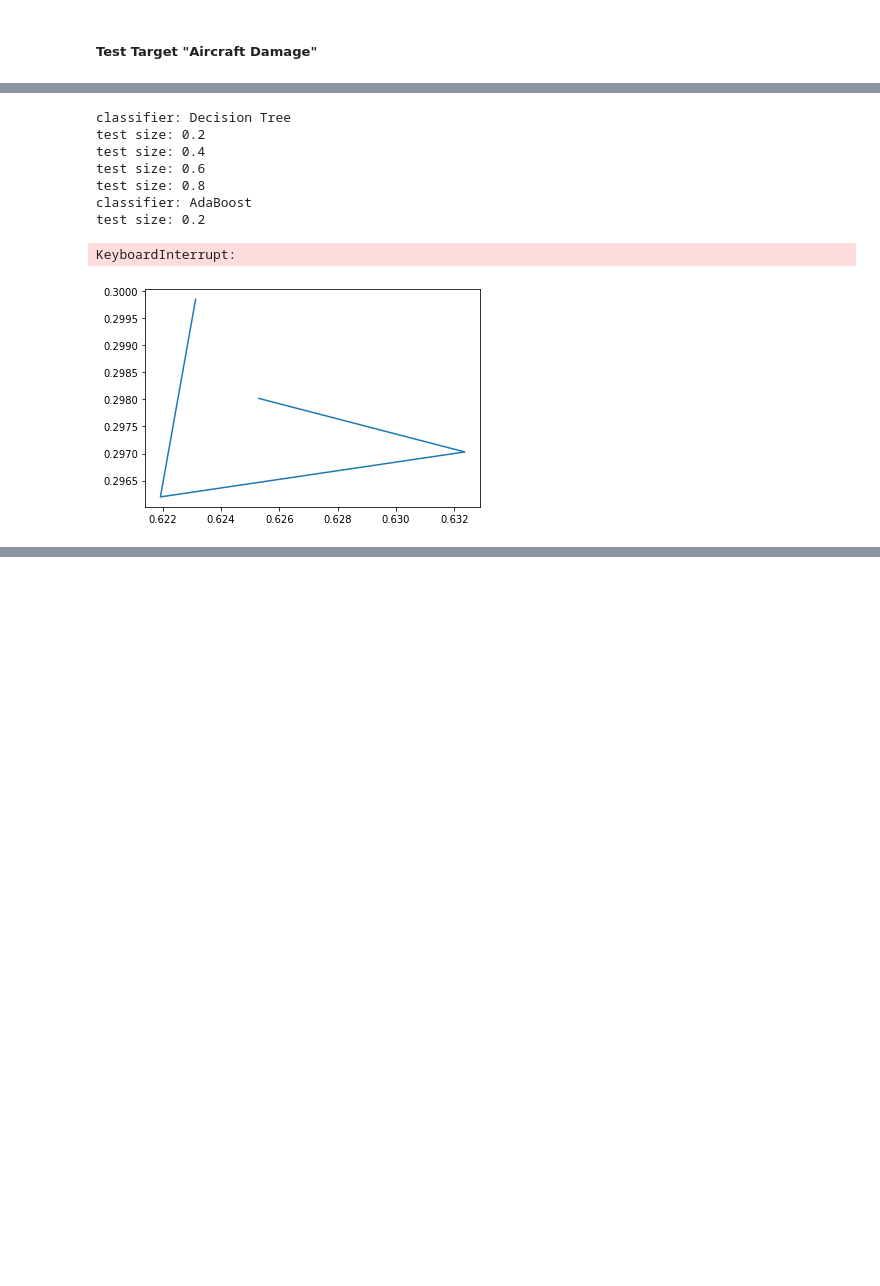
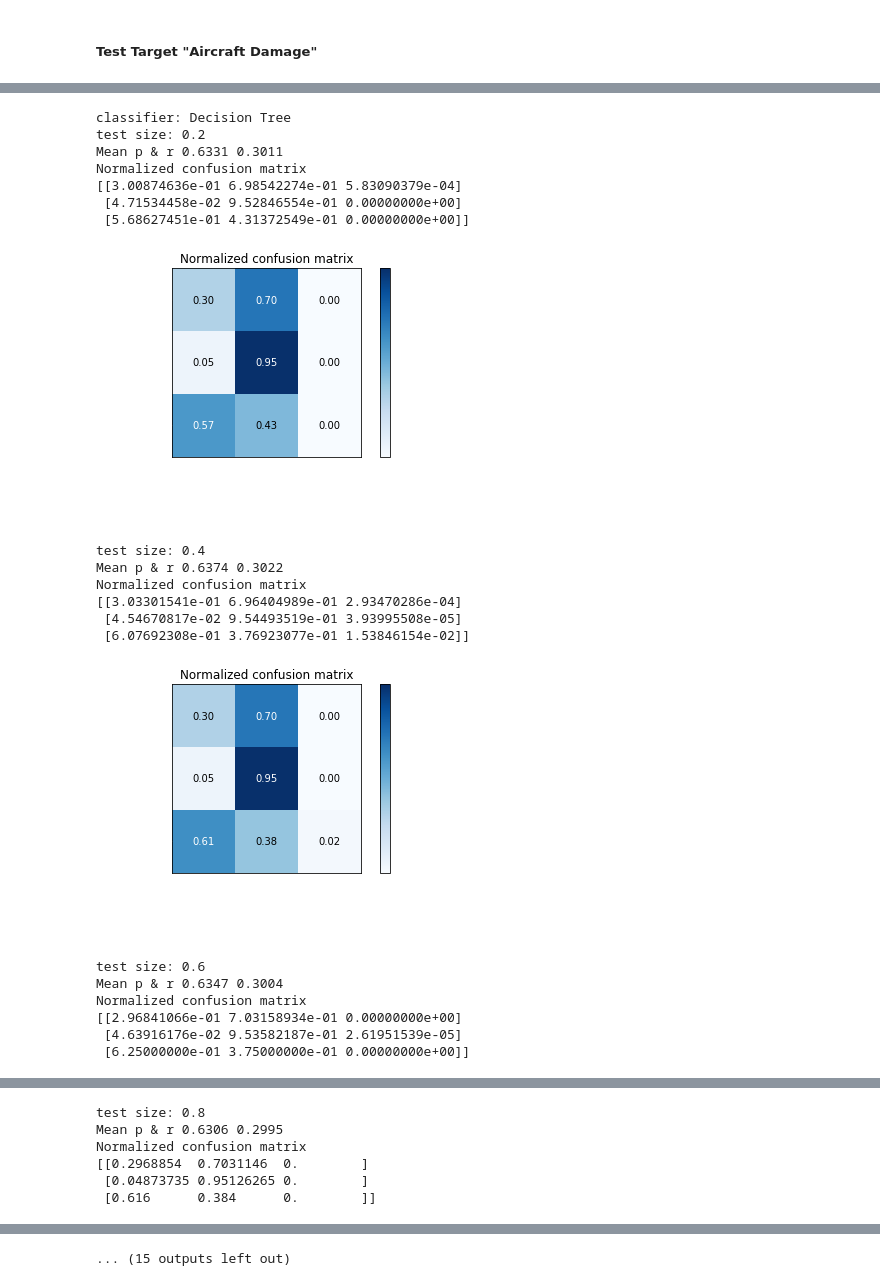
Before and after one commit to tfio17/flight-incident-prediction, a Jupyter notebook: aviation accident dec 7.ipynb, the cells around one changed output, grey strips where cells are left out. Saved outputs shown, nothing was run; the diff lists cells and outputs as text; code cells hidden in the pictures; blank space fills up the shorter version.

```diff
--- a/aviation accident dec 7.ipynb
+++ b/aviation accident dec 7.ipynb
@@ -404,7 +406,7 @@ from sklearn.svm import SVC
 from sklearn.gaussian_process import GaussianProcessClassifier
 from sklearn.gaussian_process.kernels import RBF
 from sklearn.tree import DecisionTreeClassifier
-from sklearn.ensemble import RandomForestClassifier, AdaBoostClassifier, ExtraTreesClassifier
+from sklearn.ensemble import RandomForestClassifier, AdaBoostClassifier, ExtraTreesClassifier, GradientBoostingClassifier
 from sklearn.naive_bayes import GaussianNB
 from sklearn.discriminant_analysis import QuadraticDiscriminantAnalysis
 
@@ -456,37 +458,57 @@ preprocessor = ColumnTransformer(
 # Now we have a full prediction pipeline.
 tsizes = [0.2, 0.4, 0.6, 0.8]
 
 # loop through classifiers, for each classifier test performance when using various sample sizes.  chart precision vs recall for each classifier
 for classifier in classifiers:
     print(f'classifier: {names[classifiers.index(classifier)]}')
     clf = Pipeline(steps=[('preprocessor', preprocessor),
                           ('classifier', classifier)])
     tsize_precision = []
     tsize_recall = []
     for tsize in tsizes:
         print(f'test size: {tsize}')
         X_train, X_test, y_train, y_test = train_test_split(X, y, test_size=tsize)
 
         clf.fit(X_train, y_train)
 
         tn, fp, fn, tp = confusion_matrix(y_test, clf.predict(X_test), labels=['Non-Fatal', 'Fatal']).ravel()
         precision = (tp)/(tp+fp)
         recall = (tp)/(fn+tp)
         tsize_precision.append(precision)
         tsize_recall.append(recall)
+        print('Mean p & r',round(sum(tsize_precision)/len(tsize_precision),4),round(sum(tsize_recall)/len(tsize_recall),4))
+        labels=['Non-Fatal', 'Fatal']
+        classes = labels
+        plot_confusion_matrix(y_test, clf.predict(X_test), classes,
+                          normalize=True,
+                          title=None,
+                          cmap=plt.cm.Blues)
+        plt.show()
 
 
     plt.plot(tsize_precision, tsize_recall, label=f'tsize: {tsize}')
 
 plt.title('varying tsize precision and recall per classifier')
 plt.show()
 # %% [output]
 classifier: Decision Tree
 test size: 0.2
-test size: 0.4
-test size: 0.6
-test size: 0.8
-classifier: AdaBoost
-test size: 0.2
+Mean p & r 0.6331 0.3011
+Normalized confusion matrix
+[[3.00874636e-01 6.98542274e-01 5.83090379e-04]
+ [4.71534458e-02 9.52846554e-01 0.00000000e+00]
+ [5.68627451e-01 4.31372549e-01 0.00000000e+00]]
+[figure, new version]
-KeyboardInterrupt:
+test size: 0.4
+Mean p & r 0.6374 0.3022
+Normalized confusion matrix
+[[3.03301541e-01 6.96404989e-01 2.93470286e-04]
+ [4.54670817e-02 9.54493519e-01 3.93995508e-05]
+ [6.07692308e-01 3.76923077e-01 1.53846154e-02]]
-[figure, old version]
+[figure, added]
+test size: 0.6
+Mean p & r 0.6347 0.3004
+Normalized confusion matrix
+[[2.96841066e-01 7.03158934e-01 0.00000000e+00]
+ [4.63916176e-02 9.53582187e-01 2.61951539e-05]
+ [6.25000000e-01 3.75000000e-01 0.00000000e+00]]
@@ -492,0 +516,6 @@ KeyboardInterrupt:
+test size: 0.8
+Mean p & r 0.6306 0.2995
+Normalized confusion matrix
+[[0.2968854  0.7031146  0.        ]
+ [0.04873735 0.95126265 0.        ]
+ [0.616      0.384      0.        ]]
@@ -492,0 +538 @@ KeyboardInterrupt:
+... (15 outputs left out)
```
Also changed, not shown: parts of 18 cells of this notebook.
